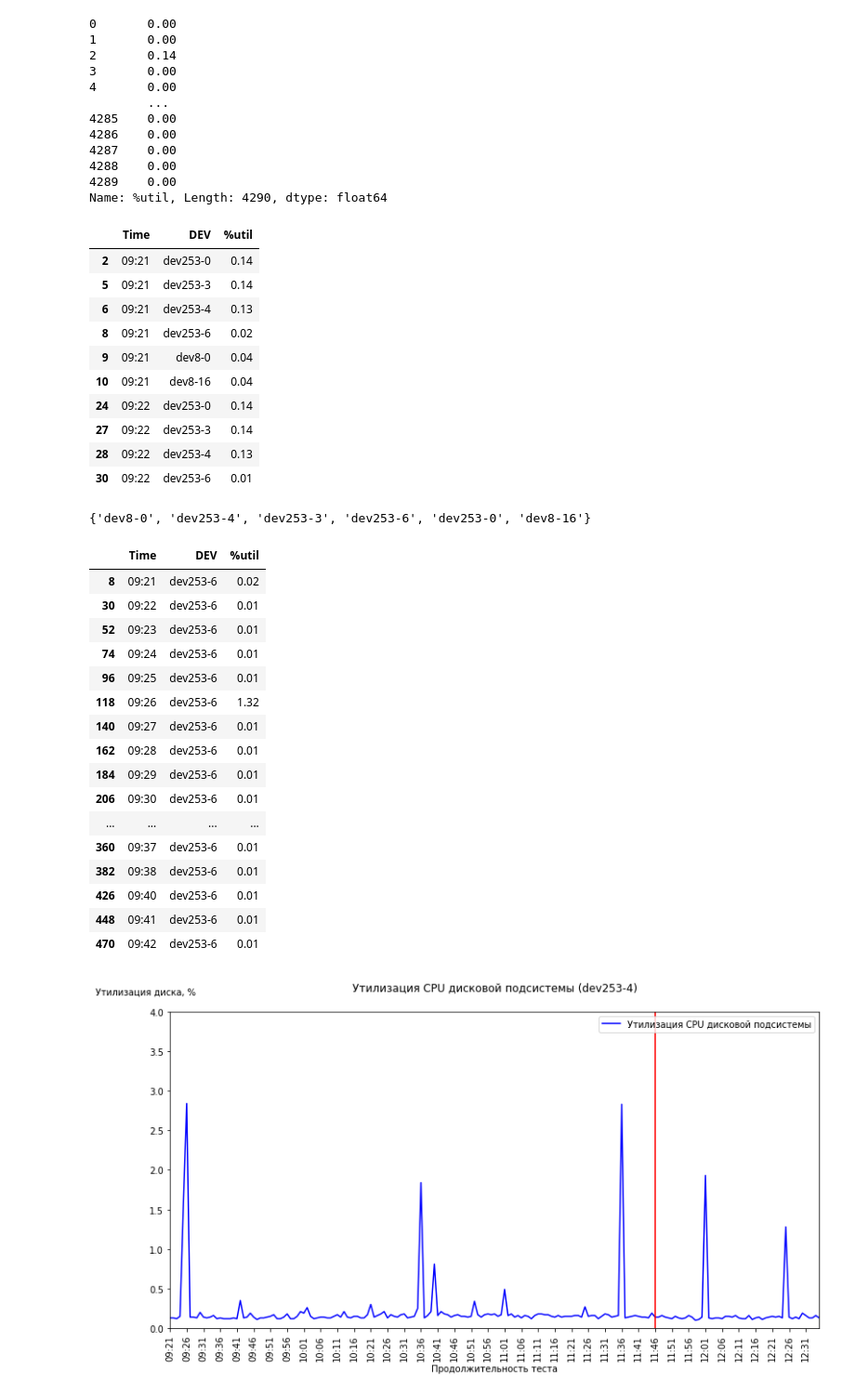
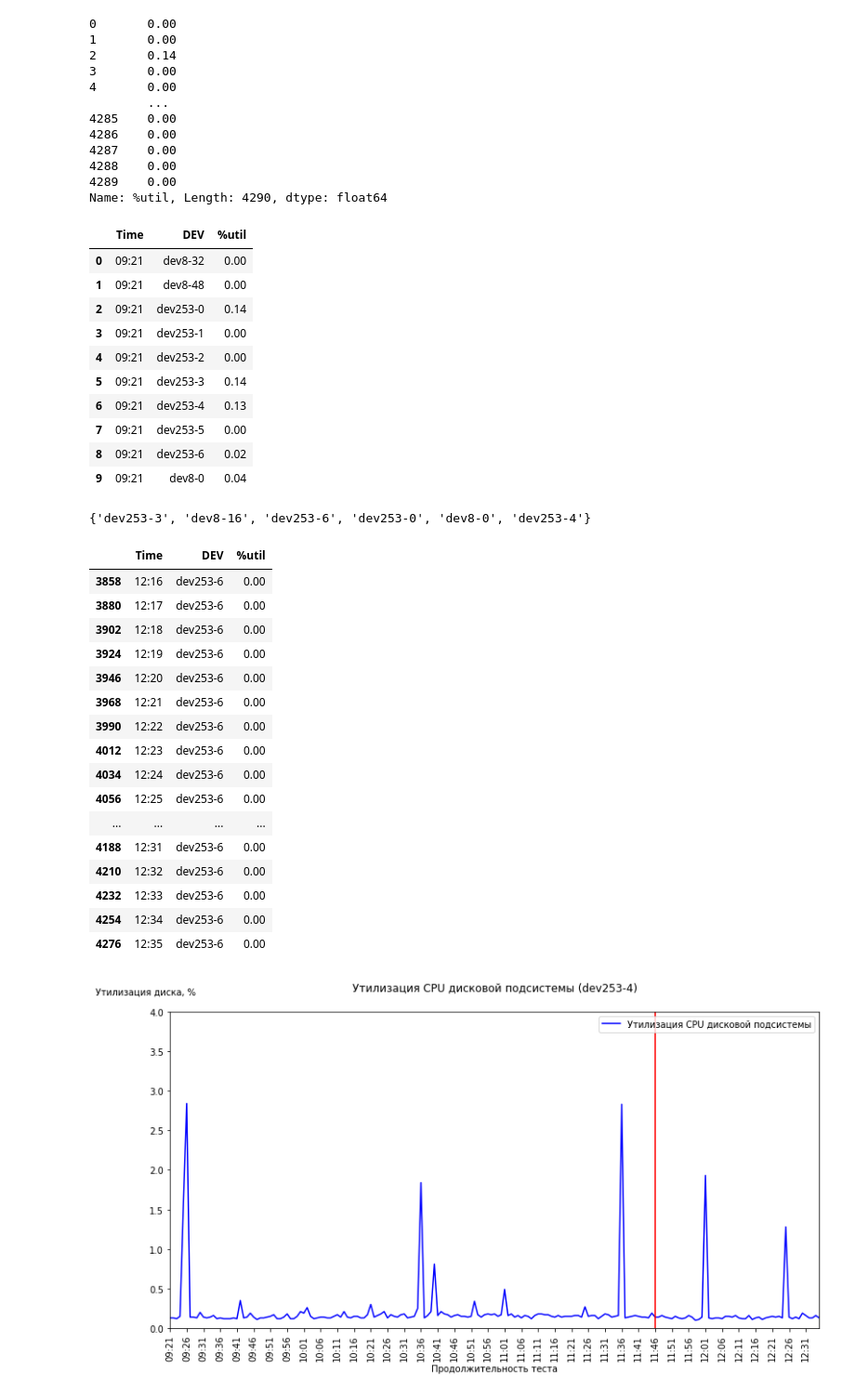
Before and after one commit to polypolina/python_graphs, a Jupyter notebook: disk cpu util.ipynb, the cells around one changed output. Shown: that part at 93% size. Cells and saved outputs as stored; diff of their text form; code cells hidden in the pictures.

```diff
--- a/disk cpu util.ipynb
+++ b/disk cpu util.ipynb
@@ -33,51 +33,51 @@ print(y)
 Name: %util, Length: 4290, dtype: float64
 # %%
 dfCPU = pd.DataFrame({'Time': time, 'DEV': rawDfCPU.iloc[:,1], '%util': y})
-dfCPU = dfCPU[dfCPU['%util'] != 0]
 dfCPU.head(10)
 # %% [output]
 |  | Time | DEV | %util |
+| 0 | 09:21 | dev8-32 | 0.00 |
+| 1 | 09:21 | dev8-48 | 0.00 |
 | 2 | 09:21 | dev253-0 | 0.14 |
+| 3 | 09:21 | dev253-1 | 0.00 |
+| 4 | 09:21 | dev253-2 | 0.00 |
 | 5 | 09:21 | dev253-3 | 0.14 |
 | 6 | 09:21 | dev253-4 | 0.13 |
+| 7 | 09:21 | dev253-5 | 0.00 |
 | 8 | 09:21 | dev253-6 | 0.02 |
 | 9 | 09:21 | dev8-0 | 0.04 |
-| 10 | 09:21 | dev8-16 | 0.04 |
-| 24 | 09:22 | dev253-0 | 0.14 |
-| 27 | 09:22 | dev253-3 | 0.14 |
-| 28 | 09:22 | dev253-4 | 0.13 |
-| 30 | 09:22 | dev253-6 | 0.01 |
 # %%
-dev_names = set(dfCPU['DEV'])
+dfCPU_temp = dfCPU[dfCPU['%util'] != 0]
+dev_names = set(dfCPU_temp['DEV'])
 print(dev_names)
 # %% [output]
-{'dev8-0', 'dev253-4', 'dev253-3', 'dev253-6', 'dev253-0', 'dev8-16'}
+{'dev253-3', 'dev8-16', 'dev253-6', 'dev253-0', 'dev8-0', 'dev253-4'}
 # %%
 dfCPU1 = dfCPU[dfCPU['DEV'] == 'dev253-4']
 dfCPU2 = dfCPU[dfCPU['DEV'] == 'dev253-3']
 dfCPU3 = dfCPU[dfCPU['DEV'] == 'dev253-6']
 dfCPU4 = dfCPU[dfCPU['DEV'] == 'dev253-0']
 dfCPU5 = dfCPU[dfCPU['DEV'] == 'dev8-0']
 dfCPU6 = dfCPU[dfCPU['DEV'] == 'dev8-16']
-dfCPU3.head(20)
+dfCPU3.tail(20)
 # %% [output]
 |  | Time | DEV | %util |
-| 8 | 09:21 | dev253-6 | 0.02 |
-| 30 | 09:22 | dev253-6 | 0.01 |
-| 52 | 09:23 | dev253-6 | 0.01 |
-| 74 | 09:24 | dev253-6 | 0.01 |
-| 96 | 09:25 | dev253-6 | 0.01 |
-| 118 | 09:26 | dev253-6 | 1.32 |
-| 140 | 09:27 | dev253-6 | 0.01 |
-| 162 | 09:28 | dev253-6 | 0.01 |
-| 184 | 09:29 | dev253-6 | 0.01 |
-| 206 | 09:30 | dev253-6 | 0.01 |
+| 3858 | 12:16 | dev253-6 | 0.00 |
+| 3880 | 12:17 | dev253-6 | 0.00 |
+| 3902 | 12:18 | dev253-6 | 0.00 |
+| 3924 | 12:19 | dev253-6 | 0.00 |
+| 3946 | 12:20 | dev253-6 | 0.00 |
+| 3968 | 12:21 | dev253-6 | 0.00 |
+| 3990 | 12:22 | dev253-6 | 0.00 |
+| 4012 | 12:23 | dev253-6 | 0.00 |
+| 4034 | 12:24 | dev253-6 | 0.00 |
+| 4056 | 12:25 | dev253-6 | 0.00 |
 | ... | ... | ... | ... |
-| 360 | 09:37 | dev253-6 | 0.01 |
-| 382 | 09:38 | dev253-6 | 0.01 |
-| 426 | 09:40 | dev253-6 | 0.01 |
-| 448 | 09:41 | dev253-6 | 0.01 |
-| 470 | 09:42 | dev253-6 | 0.01 |
+| 4188 | 12:31 | dev253-6 | 0.00 |
+| 4210 | 12:32 | dev253-6 | 0.00 |
+| 4232 | 12:33 | dev253-6 | 0.00 |
+| 4254 | 12:34 | dev253-6 | 0.00 |
+| 4276 | 12:35 | dev253-6 | 0.00 |
 # %%
 dfCPU1.reset_index(inplace=True, drop=True)
 dfCPU2.reset_index(inplace=True, drop=True)
```
Also changed, not shown: parts of 1 cell of this notebook, 7 other files.
